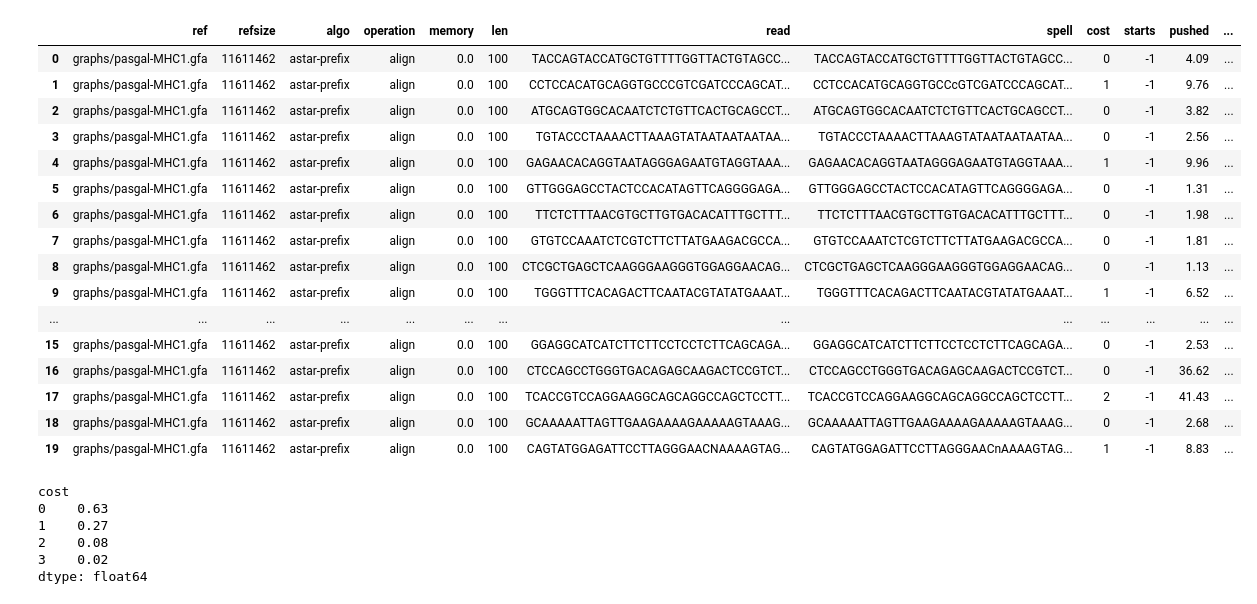
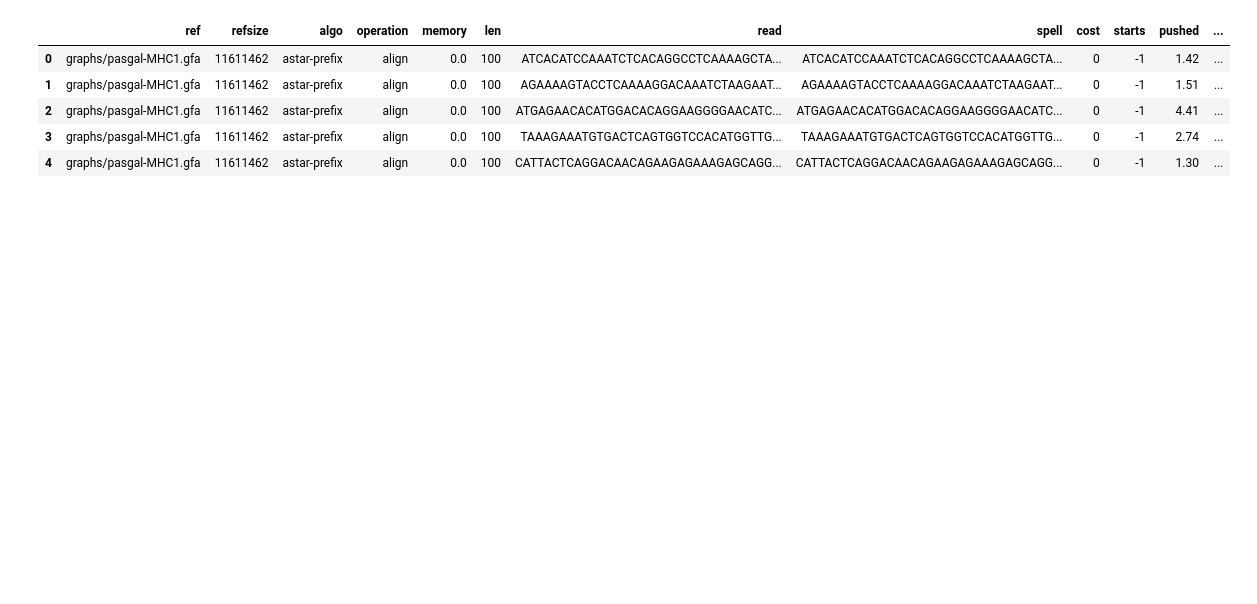
Before and after one commit to eth-sri/astarix, a Jupyter notebook: evals/astar_vs_dijkstra.ipynb, the cells around one changed output. Saved outputs shown, nothing was run; the diff lists cells and outputs as text; code cells hidden in the pictures; blank space fills up the shorter version.

```diff
--- a/evals/astar_vs_dijkstra.ipynb
+++ b/evals/astar_vs_dijkstra.ipynb
@@ -5,43 +5,28 @@ from header import*
 plt.rcParams.update({'font.size': 14})
 # %%
 experiment_name = 'MHC'
+plots_dir = Path('plots')
 df = read_astarix_performance('results/MHC1-astarix-prefix/alignments.tsv')
-df = df.append(read_astarix_performance('results/MHC1-astarix-seeds/alignments.tsv'), ignore_index=True)
+#df = df.append(read_astarix_performance('results/MHC1-astarix-seeds/alignments.tsv'), ignore_index=True)
+df = df.append(read_astarix_performance('results/MHC1-astarix-seeds-bfs/alignments.tsv'), ignore_index=True)
 
 #df = read_astarix_performance('results/ecoli_illumina250_astar-seeds.tsv')
 #df = df.append(read_astarix_performance('results/ecoli_illumina250_astar-prefix.tsv'), ignore_index=True)
 
 #df.algo = df.algo.replace(regex=r'astar.*', value='astar')
 reads = len(df)
 df = df[df.cost <= 8.0]
 
 #display(df.groupby('algo').mean())
-display(df.head(20))
-display(df.groupby('cost').size() / reads)
+display(df.head())
+#display(df.groupby('cost').size() / reads)
 # %% [output]
 |  | ref | refsize | algo | operation | memory | len | read | spell | cost | starts | pushed | ... |
-| 0 | graphs/pasgal-MHC1.gfa | 11611462 | astar-prefix | align | 0.0 | 100 | TACCAGTACCATGCTGTTTTGGTTACTGTAGCC... | TACCAGTACCATGCTGTTTTGGTTACTGTAGCC... | 0 | -1 | 4.09 | ... |
-| 1 | graphs/pasgal-MHC1.gfa | 11611462 | astar-prefix | align | 0.0 | 100 | CCTCCACATGCAGGTGCCCGTCGATCCCAGCAT... | CCTCCACATGCAGGTGCCcGTCGATCCCAGCAT... | 1 | -1 | 9.76 | ... |
-| 2 | graphs/pasgal-MHC1.gfa | 11611462 | astar-prefix | align | 0.0 | 100 | ATGCAGTGGCACAATCTCTGTTCACTGCAGCCT... | ATGCAGTGGCACAATCTCTGTTCACTGCAGCCT... | 0 | -1 | 3.82 | ... |
-| 3 | graphs/pasgal-MHC1.gfa | 11611462 | astar-prefix | align | 0.0 | 100 | TGTACCCTAAAACTTAAAGTATAATAATAATAA... | TGTACCCTAAAACTTAAAGTATAATAATAATAA... | 0 | -1 | 2.56 | ... |
-| 4 | graphs/pasgal-MHC1.gfa | 11611462 | astar-prefix | align | 0.0 | 100 | GAGAACACAGGTAATAGGGAGAATGTAGGTAAA... | GAGAACACAGGTAATAGGGAGAATGTAGGTAAA... | 1 | -1 | 9.96 | ... |
-| 5 | graphs/pasgal-MHC1.gfa | 11611462 | astar-prefix | align | 0.0 | 100 | GTTGGGAGCCTACTCCACATAGTTCAGGGGAGA... | GTTGGGAGCCTACTCCACATAGTTCAGGGGAGA... | 0 | -1 | 1.31 | ... |
-| 6 | graphs/pasgal-MHC1.gfa | 11611462 | astar-prefix | align | 0.0 | 100 | TTCTCTTTAACGTGCTTGTGACACATTTGCTTT... | TTCTCTTTAACGTGCTTGTGACACATTTGCTTT... | 0 | -1 | 1.98 | ... |
-| 7 | graphs/pasgal-MHC1.gfa | 11611462 | astar-prefix | align | 0.0 | 100 | GTGTCCAAATCTCGTCTTCTTATGAAGACGCCA... | GTGTCCAAATCTCGTCTTCTTATGAAGACGCCA... | 0 | -1 | 1.81 | ... |
-| 8 | graphs/pasgal-MHC1.gfa | 11611462 | astar-prefix | align | 0.0 | 100 | CTCGCTGAGCTCAAGGGAAGGGTGGAGGAACAG... | CTCGCTGAGCTCAAGGGAAGGGTGGAGGAACAG... | 0 | -1 | 1.13 | ... |
-| 9 | graphs/pasgal-MHC1.gfa | 11611462 | astar-prefix | align | 0.0 | 100 | TGGGTTTCACAGACTTCAATACGTATATGAAAT... | TGGGTTTCACAGACTTCAATACGTATATGAAAT... | 1 | -1 | 6.52 | ... |
-| ... | ... | ... | ... | ... | ... | ... | ... | ... | ... | ... | ... | ... |
-| 15 | graphs/pasgal-MHC1.gfa | 11611462 | astar-prefix | align | 0.0 | 100 | GGAGGCATCATCTTCTTCCTCCTCTTCAGCAGA... | GGAGGCATCATCTTCTTCCTCCTCTTCAGCAGA... | 0 | -1 | 2.53 | ... |
-| 16 | graphs/pasgal-MHC1.gfa | 11611462 | astar-prefix | align | 0.0 | 100 | CTCCAGCCTGGGTGACAGAGCAAGACTCCGTCT... | CTCCAGCCTGGGTGACAGAGCAAGACTCCGTCT... | 0 | -1 | 36.62 | ... |
-| 17 | graphs/pasgal-MHC1.gfa | 11611462 | astar-prefix | align | 0.0 | 100 | TCACCGTCCAGGAAGGCAGCAGGCCAGCTCCTT... | TCACCGTCCAGGAAGGCAGCAGGCCAGCTCCTT... | 2 | -1 | 41.43 | ... |
-| 18 | graphs/pasgal-MHC1.gfa | 11611462 | astar-prefix | align | 0.0 | 100 | GCAAAAATTAGTTGAAGAAAAGAAAAAGTAAAG... | GCAAAAATTAGTTGAAGAAAAGAAAAAGTAAAG... | 0 | -1 | 2.68 | ... |
-| 19 | graphs/pasgal-MHC1.gfa | 11611462 | astar-prefix | align | 0.0 | 100 | CAGTATGGAGATTCCTTAGGGAACNAAAAGTAG... | CAGTATGGAGATTCCTTAGGGAACnAAAAGTAG... | 1 | -1 | 8.83 | ... |
+| 0 | graphs/pasgal-MHC1.gfa | 11611462 | astar-prefix | align | 0.0 | 100 | ATCACATCCAAATCTCACAGGCCTCAAAAGCTA... | ATCACATCCAAATCTCACAGGCCTCAAAAGCTA... | 0 | -1 | 1.42 | ... |
+| 1 | graphs/pasgal-MHC1.gfa | 11611462 | astar-prefix | align | 0.0 | 100 | AGAAAAGTACCTCAAAAGGACAAATCTAAGAAT... | AGAAAAGTACCTCAAAAGGACAAATCTAAGAAT... | 0 | -1 | 1.51 | ... |
+| 2 | graphs/pasgal-MHC1.gfa | 11611462 | astar-prefix | align | 0.0 | 100 | ATGAGAACACATGGACACAGGAAGGGGAACATC... | ATGAGAACACATGGACACAGGAAGGGGAACATC... | 0 | -1 | 4.41 | ... |
+| 3 | graphs/pasgal-MHC1.gfa | 11611462 | astar-prefix | align | 0.0 | 100 | TAAAGAAATGTGACTCAGTGGTCCACATGGTTG... | TAAAGAAATGTGACTCAGTGGTCCACATGGTTG... | 0 | -1 | 2.74 | ... |
+| 4 | graphs/pasgal-MHC1.gfa | 11611462 | astar-prefix | align | 0.0 | 100 | CATTACTCAGGACAACAGAAGAGAAAGAGCAGG... | CATTACTCAGGACAACAGAAGAGAAAGAGCAGG... | 0 | -1 | 1.30 | ... |
-cost
-0    0.63
-1    0.27
-2    0.08
-3    0.02
-dtype: float64
 # %%
 def astar_vs_dijkstra_img(df, x, y, hline, prefix):
     #fig, ax = plt.subplots()
```
Also changed, not shown: parts of 3 cells of this notebook, 3 other files.
